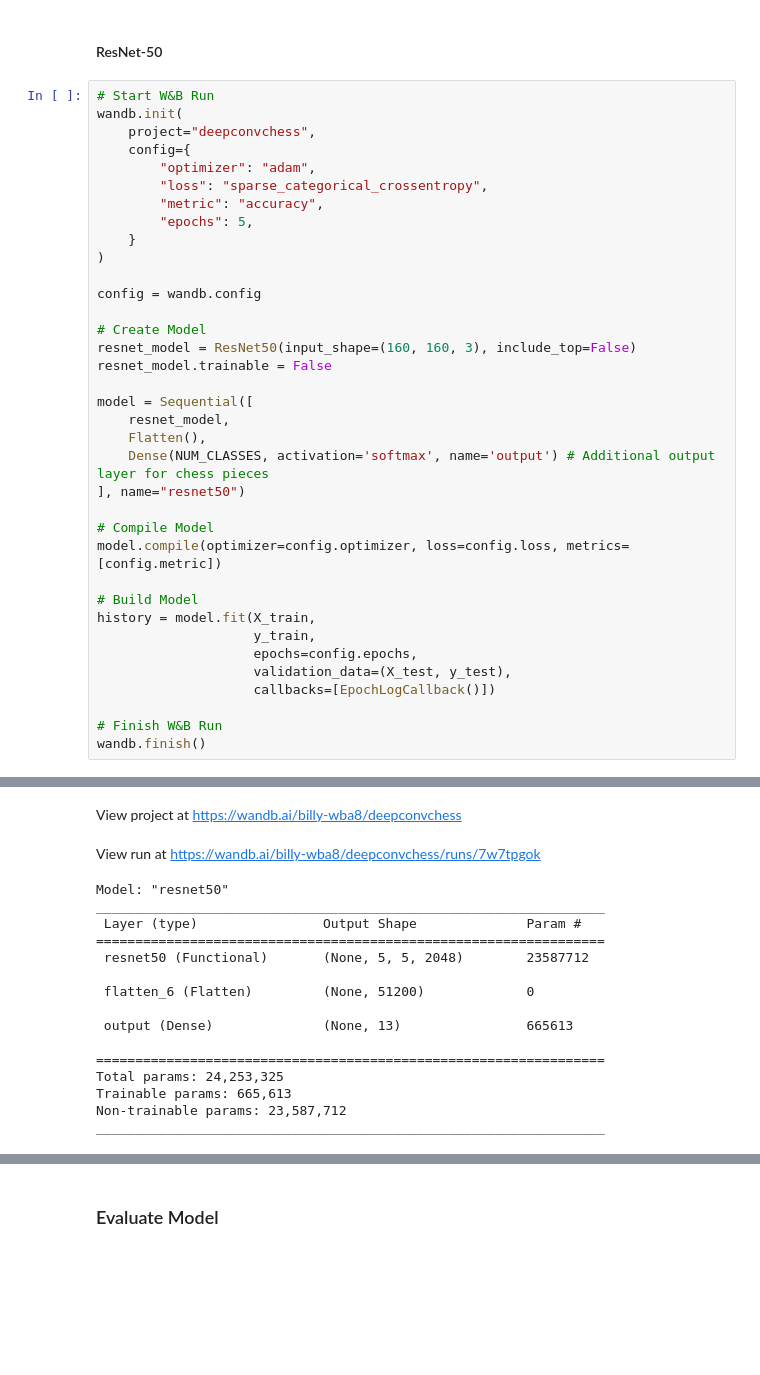
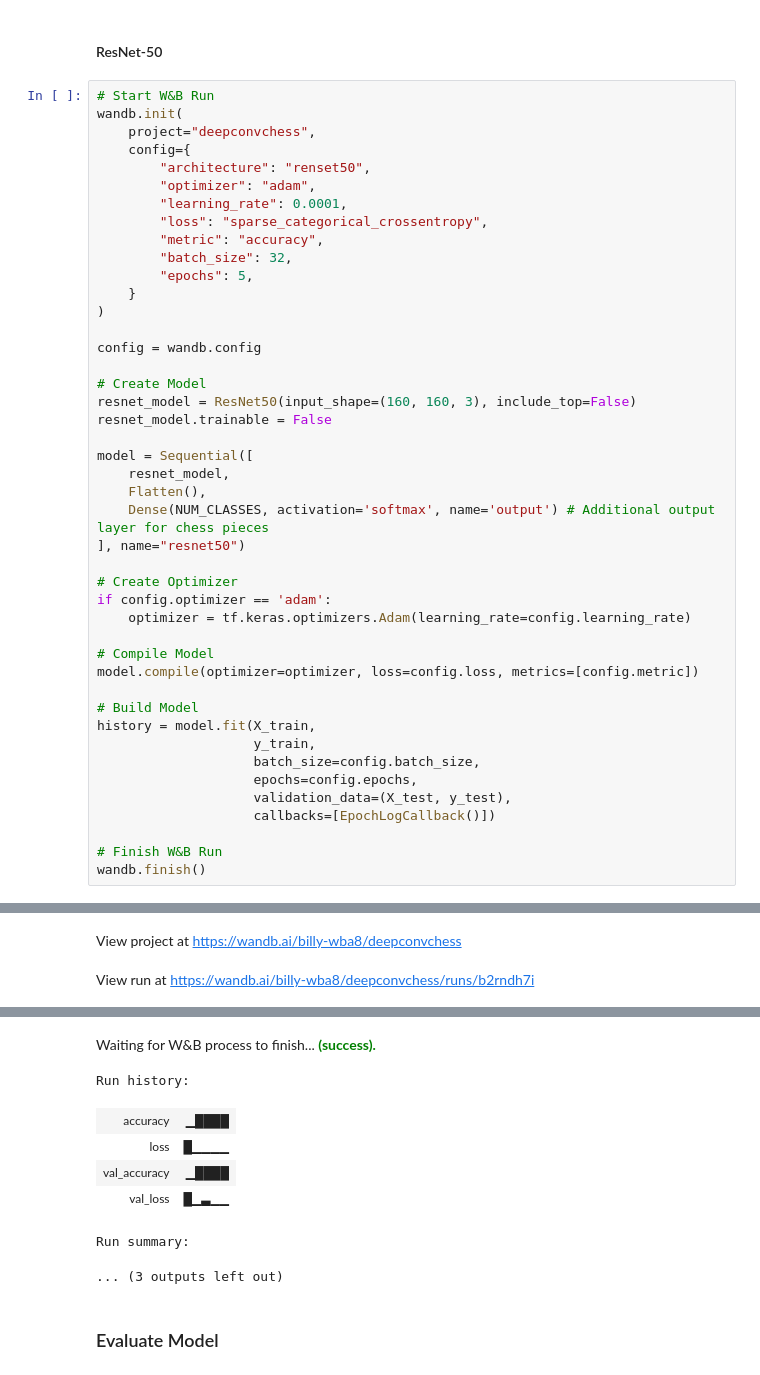
Before and after one commit to billywba/deepconvchess-cnn, a Jupyter notebook: model/main.ipynb, the cells around one changed output, grey strips where cells are left out. Cells and saved outputs as stored; diff of their text form; blank space fills up the shorter version.

Commit message:
weights-and-bias: added more config options

```diff
--- a/model/main.ipynb
+++ b/model/main.ipynb
@@ -182,9 +182,12 @@ class EpochLogCallback(tf.keras.callbacks.Callback):
 wandb.init(
     project="deepconvchess",
     config={
+        "architecture": "renset50",
         "optimizer": "adam",
+        "learning_rate": 0.0001,
         "loss": "sparse_categorical_crossentropy",
         "metric": "accuracy",
+        "batch_size": 32,
         "epochs": 5,
     }
 )
@@ -201,12 +204,17 @@ model = Sequential([
     Dense(NUM_CLASSES, activation='softmax', name='output') # Additional output layer for chess pieces
 ], name="resnet50")
 
+# Create Optimizer
+if config.optimizer == 'adam':
+    optimizer = tf.keras.optimizers.Adam(learning_rate=config.learning_rate)
+
 # Compile Model
-model.compile(optimizer=config.optimizer, loss=config.loss, metrics=[config.metric])
+model.compile(optimizer=optimizer, loss=config.loss, metrics=[config.metric])
 
 # Build Model
 history = model.fit(X_train,
                     y_train,
+                    batch_size=config.batch_size,
                     epochs=config.epochs,
                     validation_data=(X_test, y_test),
                     callbacks=[EpochLogCallback()])
@@ -221,17 +231,2 @@ Syncing run mild-durian-3 to Weights & Biases (docs)
 View project at https://wandb.ai/billy-wba8/deepconvchess
-View run at https://wandb.ai/billy-wba8/deepconvchess/runs/7w7tpgok
+View run at https://wandb.ai/billy-wba8/deepconvchess/runs/b2rndh7i
-Model: "resnet50"
-_________________________________________________________________
- Layer (type)                Output Shape              Param #
-=================================================================
- resnet50 (Functional)       (None, 5, 5, 2048)        23587712
-
- flatten_6 (Flatten)         (None, 51200)             0
-
- output (Dense)              (None, 13)                665613
-
-=================================================================
-Total params: 24,253,325
-Trainable params: 665,613
-Non-trainable params: 23,587,712
-_________________________________________________________________
@@ -238,3 +243,11 @@ _________________________________________________________________
+Waiting for W&B process to finish... (success).
+Run history:
+| accuracy | ▁████ |
+| loss | █▁▁▁▁ |
+| val_accuracy | ▁████ |
+| val_loss | █▁▃▁▁ |
+Run summary:
+... (3 outputs left out)
 # %% [markdown]
 ### Evaluate Model
 # %%
```
Also changed, not shown: parts of 4 cells of this notebook.
